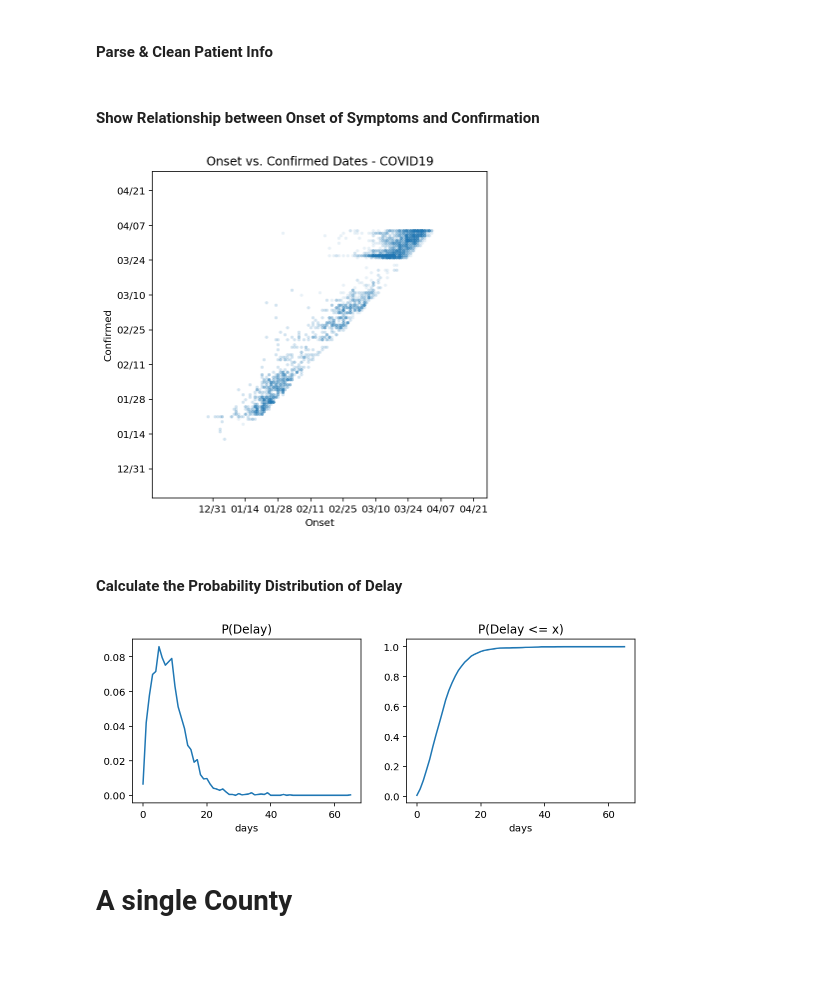
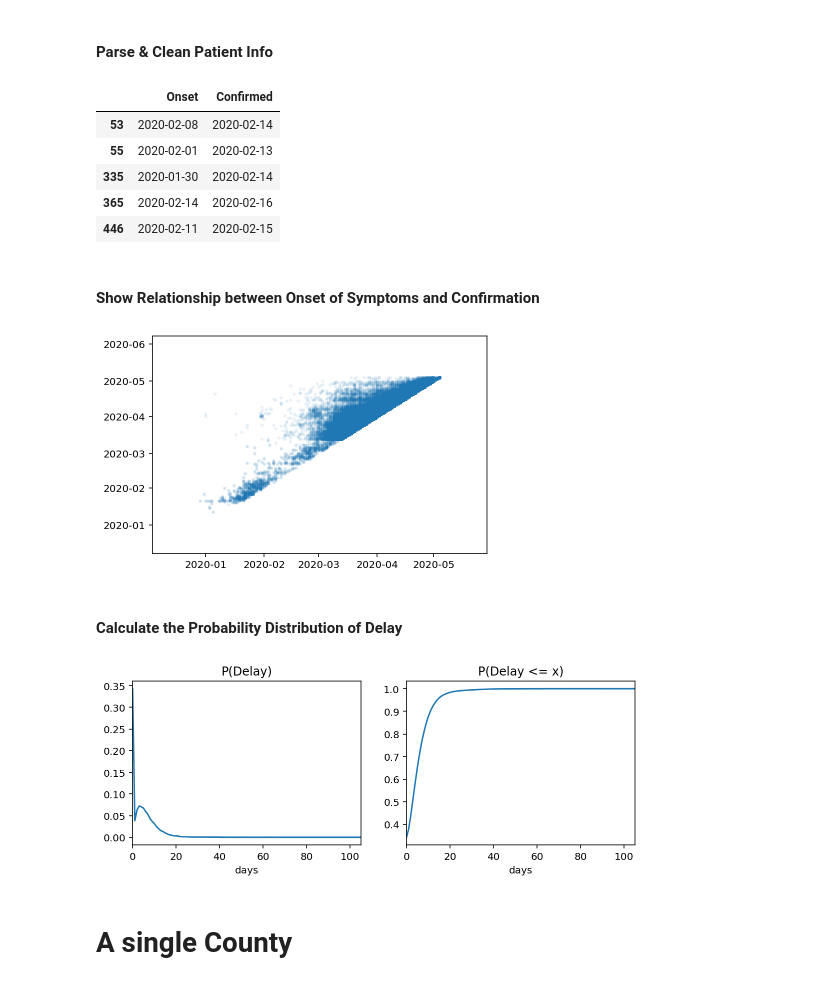
Before and after one commit to yardbirdsax/covid-19, a Jupyter notebook: Realtime Rt mcmc NYT counties.ipynb, the cells around one changed output. Cells and saved outputs as stored; diff of their text form; code cells hidden in the pictures; blank space fills up the shorter version.

```diff
--- a/Realtime Rt mcmc NYT counties.ipynb
+++ b/Realtime Rt mcmc NYT counties.ipynb
@@ -88,9 +88,9 @@ patients = pd.read_csv(
     parse_dates=False,
     usecols=[
         'date_confirmation',
-        'date_onset_symptoms'],
-    low_memory=False)
+        'date_onset_symptoms'])
 
+patients.rename(columns={"date_confirmation":"Confirmed","date_onset_symptoms":"Onset"})
 patients.columns = ['Onset', 'Confirmed']
 
 # There's an errant reversed date
@@ -107,32 +107,41 @@ patients = patients[is_ten_char(patients.Confirmed) &
 
 # Convert both to datetimes
 patients.Confirmed = pd.to_datetime(
-    patients.Confirmed, format='%d.%m.%Y')
+    patients.Confirmed, format='%d.%m.%Y', errors='coerce')
 patients.Onset = pd.to_datetime(
-    patients.Onset, format='%d.%m.%Y')
+    patients.Onset, format='%d.%m.%Y', errors='coerce')
 
 # Only keep records where confirmed > onset
 patients = patients[patients.Confirmed >= patients.Onset]
+patients = patients.dropna()
+# %%
+patients.head()
+# %% [output]
+|  | Onset | Confirmed |
+| 53 | 2020-02-08 | 2020-02-14 |
+| 55 | 2020-02-01 | 2020-02-13 |
+| 335 | 2020-01-30 | 2020-02-14 |
+| 365 | 2020-02-14 | 2020-02-16 |
+| 446 | 2020-02-11 | 2020-02-15 |
 # %% [markdown]
 #### Show Relationship between Onset of Symptoms and Confirmation
 # %%
-ax = patients.plot.scatter(
-    title='Onset vs. Confirmed Dates - COVID19',
-    x='Onset',
-    y='Confirmed',
+ax = plt.scatter(
+    #title='Onset vs. Confirmed Dates - COVID19',
+    x=patients.Onset,
+    y=patients.Confirmed,
     alpha=.1,
     lw=0,
-    s=10,
-    figsize=(6,6))
+    s=10)
 
-formatter = mdates.DateFormatter('%m/%d')
-locator = mdates.WeekdayLocator(interval=2)
+# formatter = mdates.DateFormatter('%m/%d')
+# locator = mdates.WeekdayLocator(interval=2)
 
-for axis in [ax.xaxis, ax.yaxis]:
-    axis.set_major_formatter(formatter)
-    axis.set_major_locator(locator)
+# for axis in [ax.xaxis, ax.yaxis]:
+#     axis.set_major_formatter(formatter)
+#     axis.set_major_locator(locator)
 # %% [output]
-[figure, old version]
+[figure, new version]
 # %% [markdown]
 #### Calculate the Probability Distribution of Delay
 # %%
@@ -152,7 +161,7 @@ p_delay.cumsum().plot(title='P(Delay <= x)', ax=axes[1])
 for ax in axes:
     ax.set_xlabel('days')
 # %% [output]
-[figure, old version]
+[figure, new version]
 # %% [markdown]
 # A single County
 # %%
```
Also changed, not shown: parts of 9 cells of this notebook.
